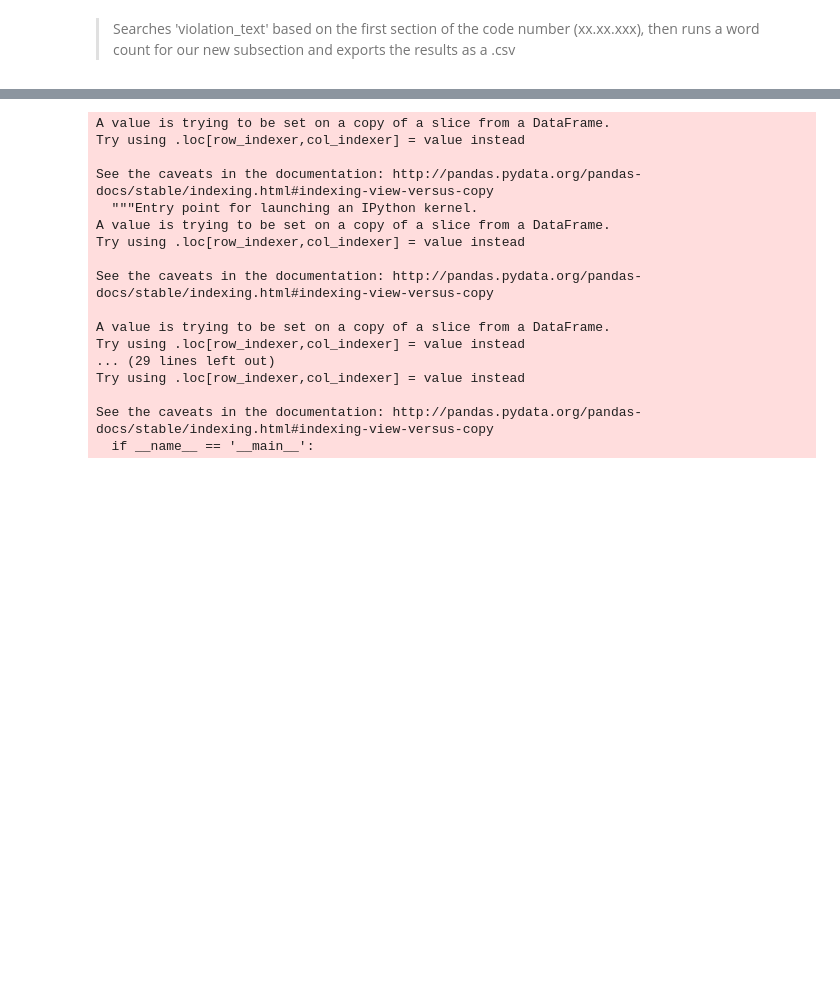
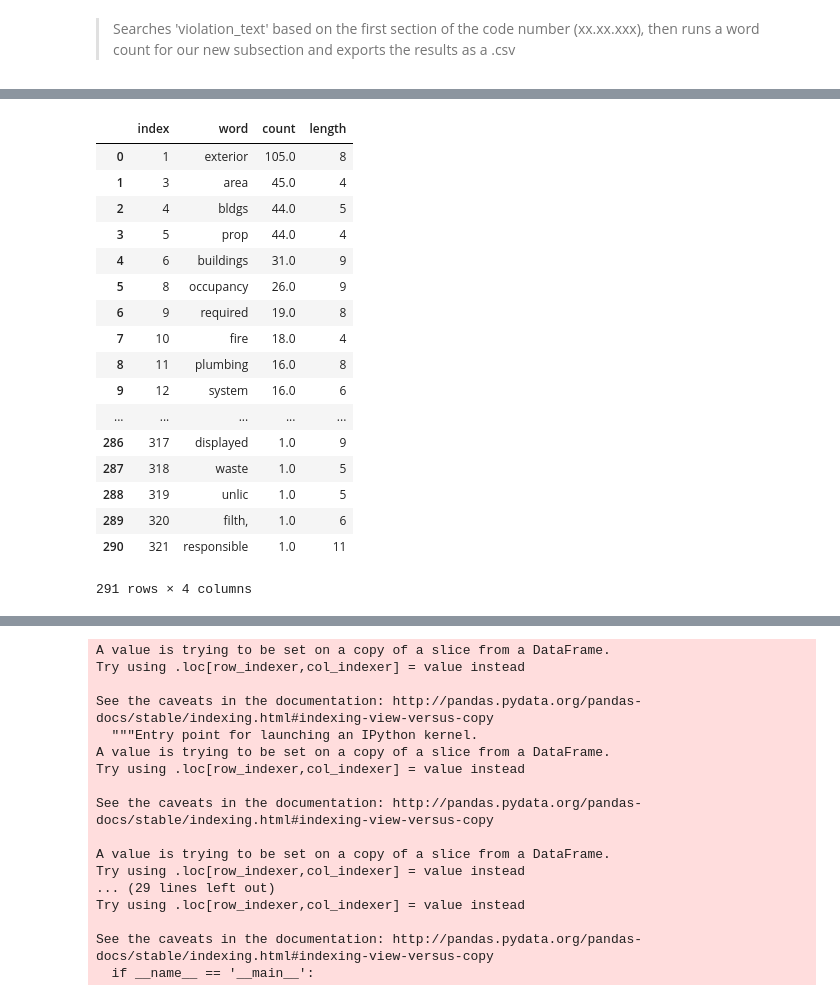
Before and after one commit to shrutijalewar/data-question-2-xtreme-united, a Jupyter notebook: DataQuestion2.ipynb, the cells around one changed output, grey strips where cells are left out. Drawn from its saved outputs; the diff is of its cells as text; code cells hidden in the pictures; blank space fills up the shorter version.

```diff
--- a/DataQuestion2.ipynb
+++ b/DataQuestion2.ipynb
@@ -172,26 +200,45 @@ t5_count.to_csv("/Users/Justin/GIT/data-question-2/t5_count.csv")
 # %%
 ## 6.xx.xxx
 
 bool6 = clean_data['VIOLATION_TEXT'].str.contains(str('6.\d{1,3}.\d{,3}'))
 viol6_df = clean_data[bool6== True]
 viol6_df.head(20)
 
 text_6 = viol6_df['VIOLATION_DESC'].astype(str)
 text_6 = text_6.str.lower()
 
 t6_vi_count = text_6.apply(lambda x: pd.value_counts(x.split(" "))).sum(axis = 0)
 
 t6_vi_count = t6_vi_count.sort_values(ascending = False)
 
 t6_vi_count = t6_vi_count.reset_index()
 t6_vi_count.columns = ['word','count']
 
 t6_vi_count['length'] = t6_vi_count.word.str.len()
 t6_bool = t6_vi_count['length'] > 3
 t6_count = t6_vi_count[t6_bool == True]
 t6_count.reset_index()
 
-t6_count.to_csv("/Users/Justin/GIT/data-question-2/t6_count.csv")
+#t6_count.to_csv("/Users/Justin/GIT/data-question-2/t6_count.csv")
+# %% [output]
+|  | index | word | count | length |
+| 0 | 1 | exterior | 105.0 | 8 |
+| 1 | 3 | area | 45.0 | 4 |
+| 2 | 4 | bldgs | 44.0 | 5 |
+| 3 | 5 | prop | 44.0 | 4 |
+| 4 | 6 | buildings | 31.0 | 9 |
+| 5 | 8 | occupancy | 26.0 | 9 |
+| 6 | 9 | required | 19.0 | 8 |
+| 7 | 10 | fire | 18.0 | 4 |
+| 8 | 11 | plumbing | 16.0 | 8 |
+| 9 | 12 | system | 16.0 | 6 |
+| ... | ... | ... | ... | ... |
+| 286 | 317 | displayed | 1.0 | 9 |
+| 287 | 318 | waste | 1.0 | 5 |
+| 288 | 319 | unlic | 1.0 | 5 |
+| 289 | 320 | filth, | 1.0 | 6 |
+| 290 | 321 | responsible | 1.0 | 11 |
+291 rows × 4 columns
 # %%
 ## 7.xx.xxx
 
```
Also changed, not shown: parts of 16 cells of this notebook.
